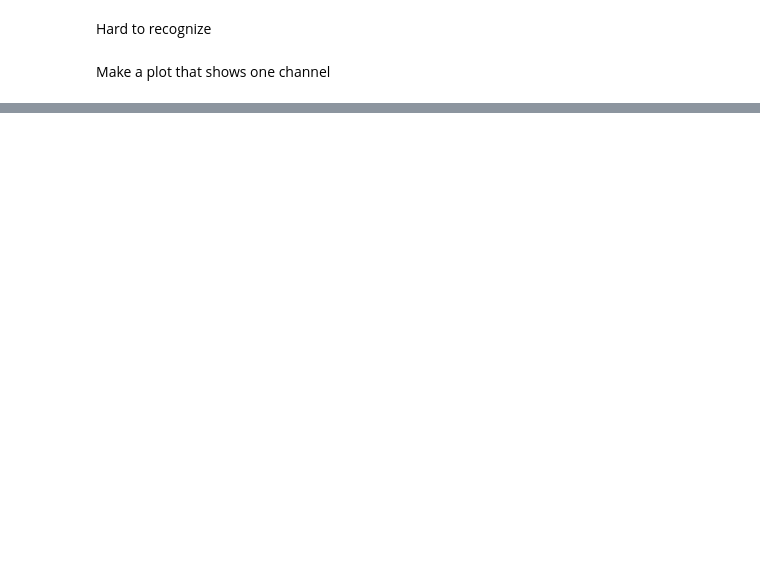
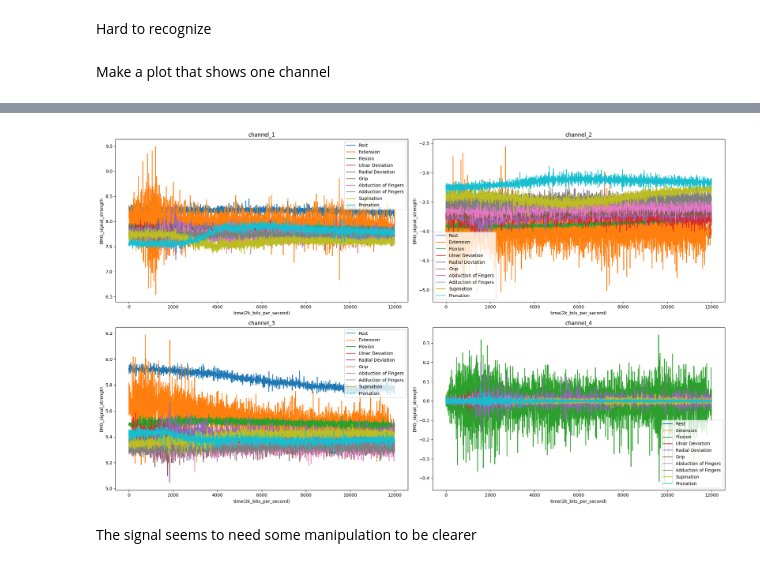
Before and after one commit to greedypelican/EMG_data_analysis, a Jupyter notebook: data_visualization.ipynb, the cells around one changed output, grey strips where cells are left out. Saved outputs shown, nothing was run; the diff lists cells and outputs as text; code cells hidden in the pictures; blank space fills up the shorter version.

```diff
--- a/data_visualization.ipynb
+++ b/data_visualization.ipynb
@@ -225,0 +228,5 @@ Maybe need to manipulate the signal to be clearer
+# %%
+for i in range(4):
+    globals()['df_ch_{}_gestures'.format(i+1)].reset_index(drop=True, inplace=True)
+    globals()['df_ch_{}_gestures_only'.format(i+1)] = globals()['df_ch_{}_gestures'.format(i+1)].iloc[4000:16000]
+    globals()['df_ch_{}_gestures_only'.format(i+1)].reset_index(drop=True, inplace=True)
@@ -225,0 +245,18 @@ Maybe need to manipulate the signal to be clearer
+# %%
+fig, axs = plt.subplots(2, 2, figsize=(20,12))
+
+for i in range(2):
+    for j in range(2):
+        axs[i,j].plot(globals()['df_ch_{}_gestures_only'.format(i*2+j+1)])
+        axs[i,j].set_title('channel_{}'.format(i*2+j+1))
+        axs[i,j].legend(globals()['df_ch_{}_gestures_only'.format(i*2+j+1)].columns)
+
+for ax in axs.flat:
+    ax.set(xlabel='time(2k_bits_per_second)', ylabel='EMG_signal_strength')
+
+plt.tight_layout()
+plt.show()
+# %% [output]
+[figure, added]
+# %% [markdown]
+The signal seems to need some manipulation to be clearer
```
Also changed, not shown: parts of 6 cells of this notebook.
